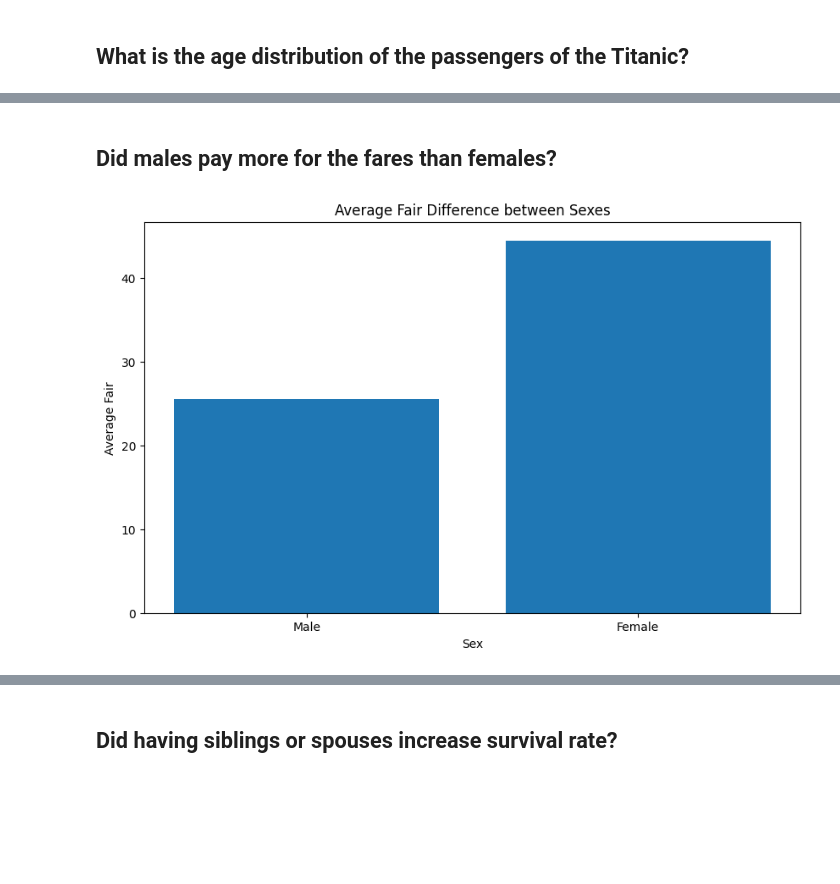
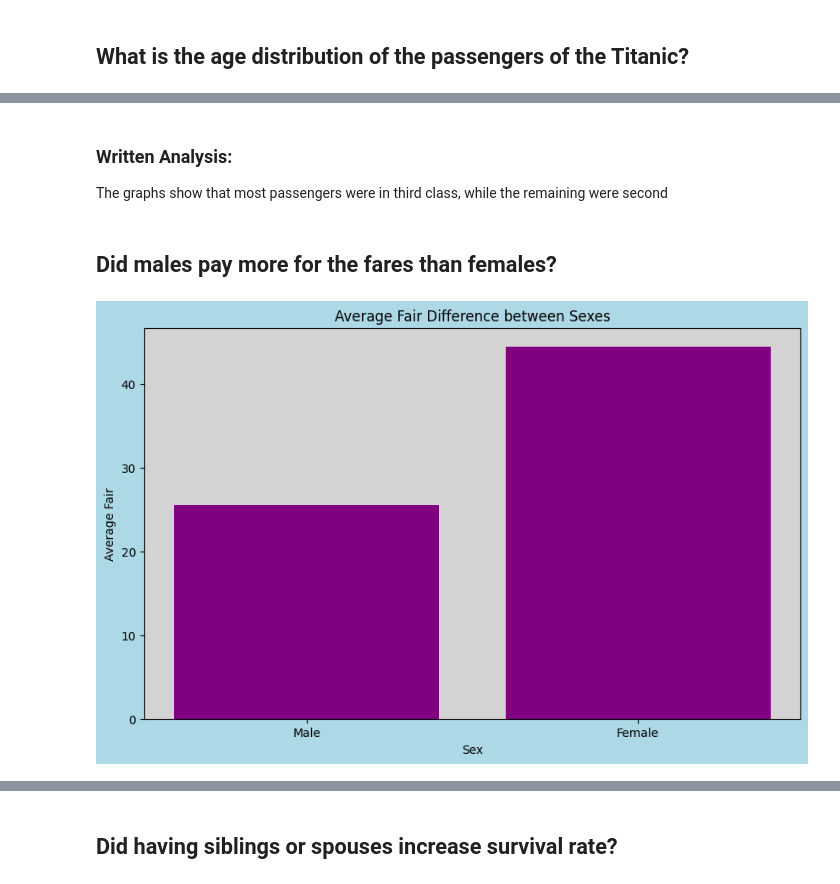
Before and after one commit to TrollFacedGamer/unit-3-data-science, a Jupyter notebook: 02_titanic.ipynb, the cells around one changed output, grey strips where cells are left out. Saved outputs shown, nothing was run; the diff lists cells and outputs as text; code cells hidden in the pictures; blank space fills up the shorter version.

```diff
--- a/02_titanic.ipynb
+++ b/02_titanic.ipynb
@@ -65,23 +68,28 @@ Text(0.5, 1.0, 'Passengers Classes')
+# %% [markdown]
+### Written Analysis:
+The graphs show that most passengers were in third class, while the remaining were second
 # %% [markdown]
 ## Did males pay more for the fares than females?
 # %%
 male = titanic_df[titanic_df["Sex"] == "male"] #filter for males
 female = titanic_df[titanic_df["Sex"] == "female"] #filter for females
 
 m_fares = male["Fare"] #make list of male fares
 f_fares = female["Fare"] #make list of female fare
 
 m_a_fare = m_fares.mean() #find mean of male fares
 f_a_fare = f_fares.mean() #find mean of female fares
 
 a_fare = [m_a_fare, f_a_fare] #turn data into list for easier input
 sex = ["Male", "Female"] #turn label into list
 
-plt.figure(figsize=(10, 6)) # set figure size
-plt.bar(sex, a_fare) #draw bar graph
+plt.figure(figsize=(10, 6), facecolor="lightblue") #set figure size + outer background color
+plt.bar(sex, a_fare, color="purple") #draw bar graph
 plt.title('Average Fair Difference between Sexes') #write title
 plt.xlabel('Sex') #write x label
 plt.ylabel('Average Fair') #write y label
+
+plt.gca().set_facecolor('lightgray') #set inner background to lightgray
 plt.show() #starts loop, find currently active figure objects, and opens >=1 interactive windows that display figure(s) active figure objects, and opens >=1 interactive windows that display figure(s)
 # %% [output]
-[figure, old version]
+[figure, new version]
```
Also changed, not shown: parts of 8 cells of this notebook.
